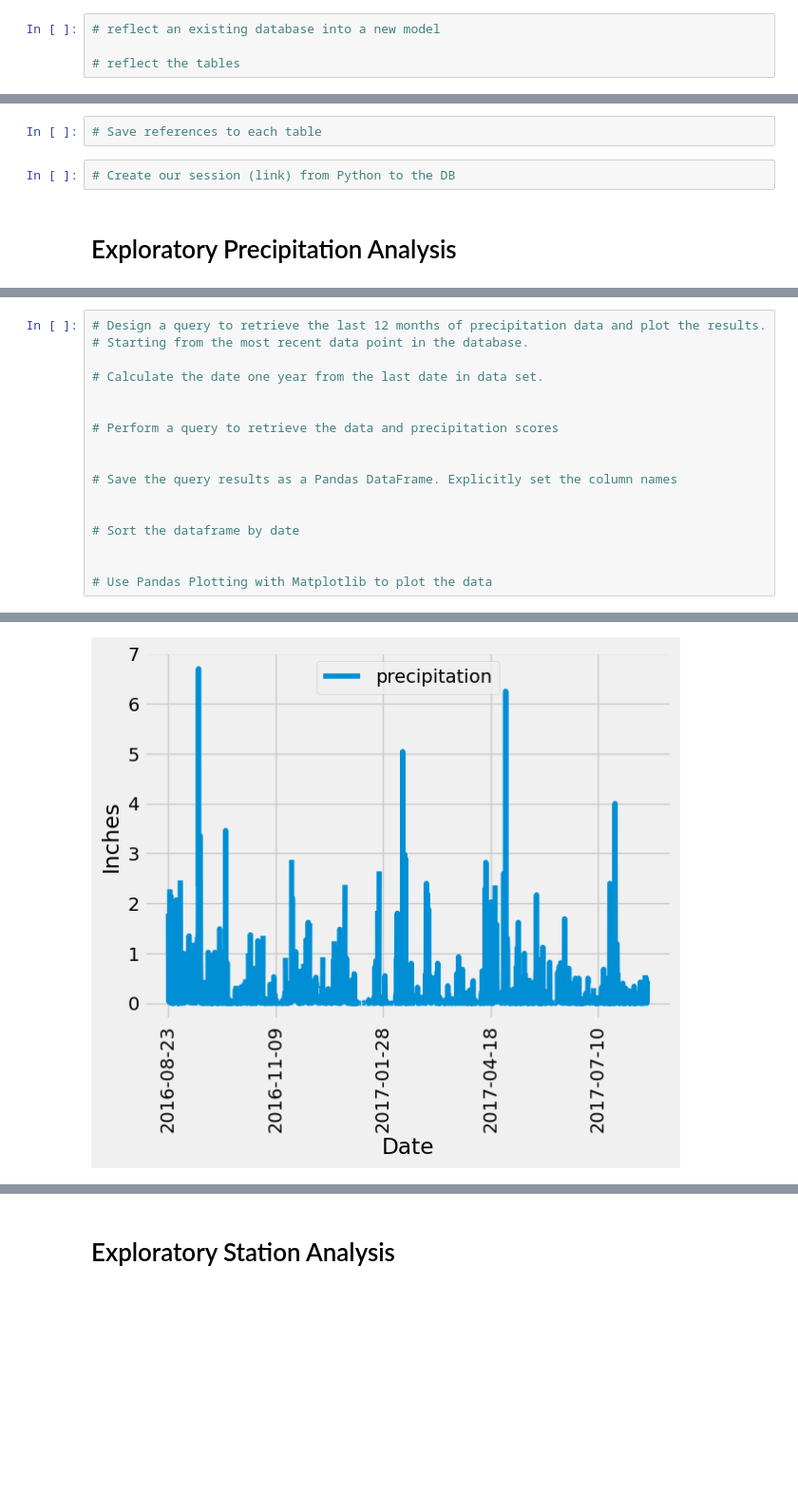
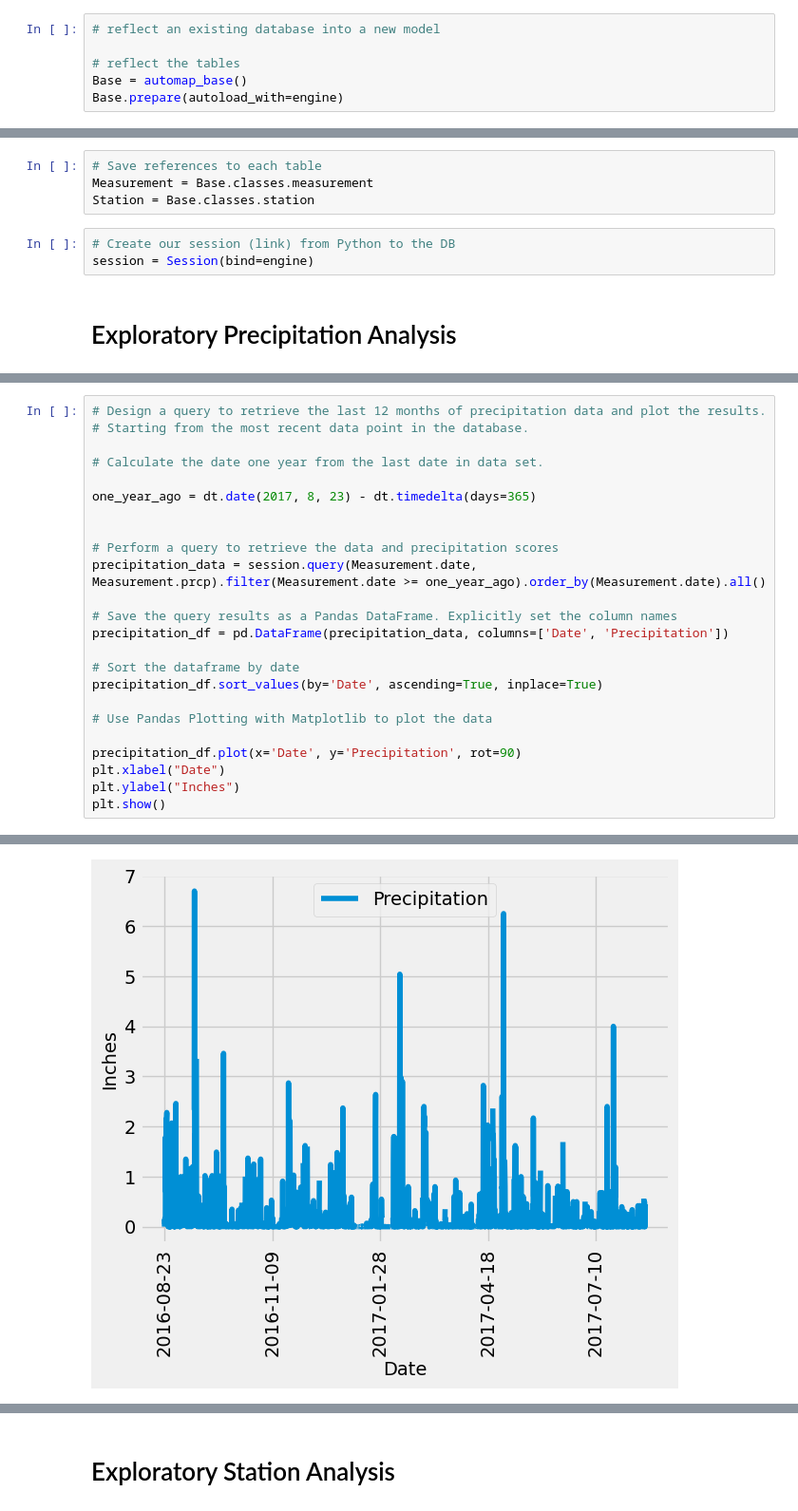
Before and after one commit to sarabk91/sqlalchemy-challenge, a Jupyter notebook: SurfsUp/climate_starter.ipynb, the cells around one changed output, grey strips where cells are left out. Shown: that part at 95% size. Drawn from its saved outputs; the diff is of its cells as text; blank space fills up the shorter version.

```diff
--- a/SurfsUp/climate_starter.ipynb
+++ b/SurfsUp/climate_starter.ipynb
@@ -29,5 +23,7 @@ NameError: name 'create_engine' is not defined
 # reflect an existing database into a new model
 
 # reflect the tables
+Base = automap_base()
+Base.prepare(autoload_with=engine)
 # %%
 # View all of the classes that automap found
@@ -35,8 +32,11 @@ NameError: name 'create_engine' is not defined
 ['measurement', 'station']
 # %%
 # Save references to each table
+Measurement = Base.classes.measurement
+Station = Base.classes.station
 # %%
 # Create our session (link) from Python to the DB
+session = Session(bind=engine)
 # %% [markdown]
 # Exploratory Precipitation Analysis
 # %%
@@ -49,15 +51,22 @@ NameError: name 'create_engine' is not defined
 
 # Calculate the date one year from the last date in data set.
 
+one_year_ago = dt.date(2017, 8, 23) - dt.timedelta(days=365)
+
 
 # Perform a query to retrieve the data and precipitation scores
-
+precipitation_data = session.query(Measurement.date, Measurement.prcp).filter(Measurement.date >= one_year_ago).order_by(Measurement.date).all()
 
 # Save the query results as a Pandas DataFrame. Explicitly set the column names
-
+precipitation_df = pd.DataFrame(precipitation_data, columns=['Date', 'Precipitation'])
 
 # Sort the dataframe by date
-
+precipitation_df.sort_values(by='Date', ascending=True, inplace=True)
 
 # Use Pandas Plotting with Matplotlib to plot the data
+
+precipitation_df.plot(x='Date', y='Precipitation', rot=90)
+plt.xlabel("Date")
+plt.ylabel("Inches")
+plt.show()
 # %% [output]
@@ -65,3 +73,3 @@ Text(0, 0.5, 'Inches')
-[figure, old version]
+[figure, new version]
 # %%
 # Use Pandas to calculate the summary statistics for the precipitation data
```
Also changed, not shown: parts of 14 cells of this notebook, 1 other file.
